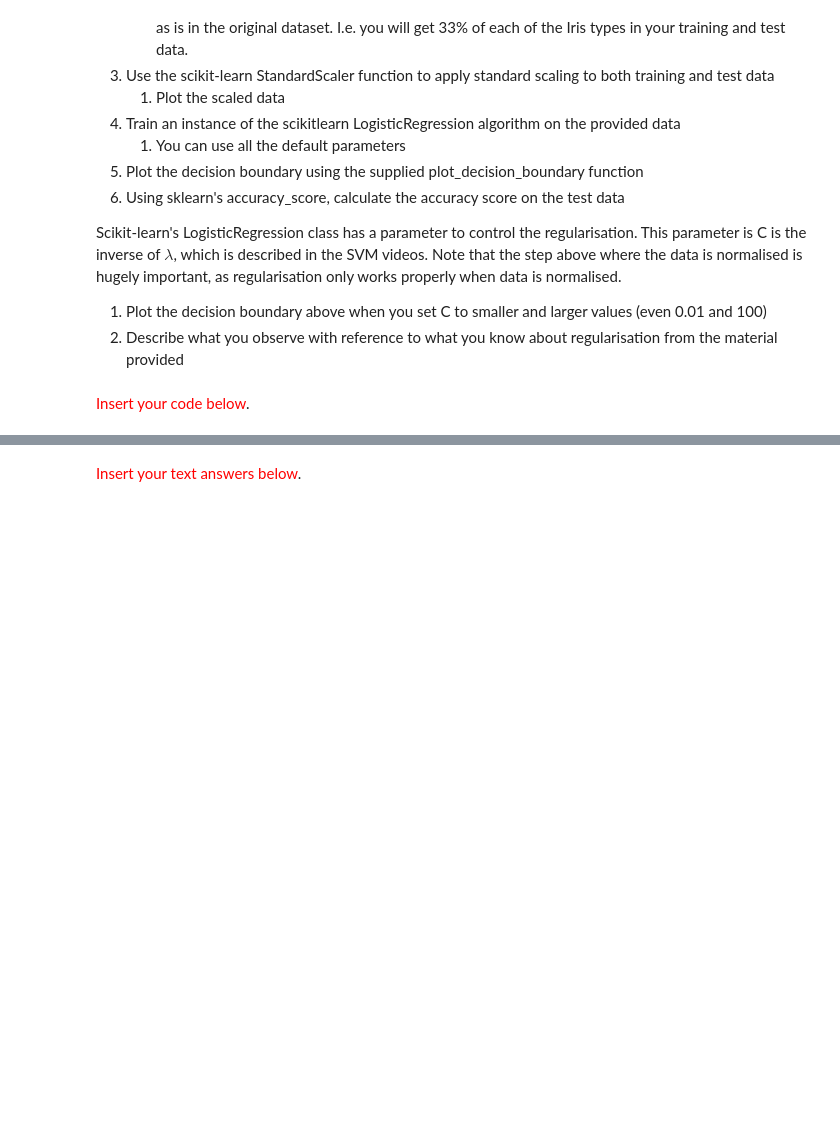
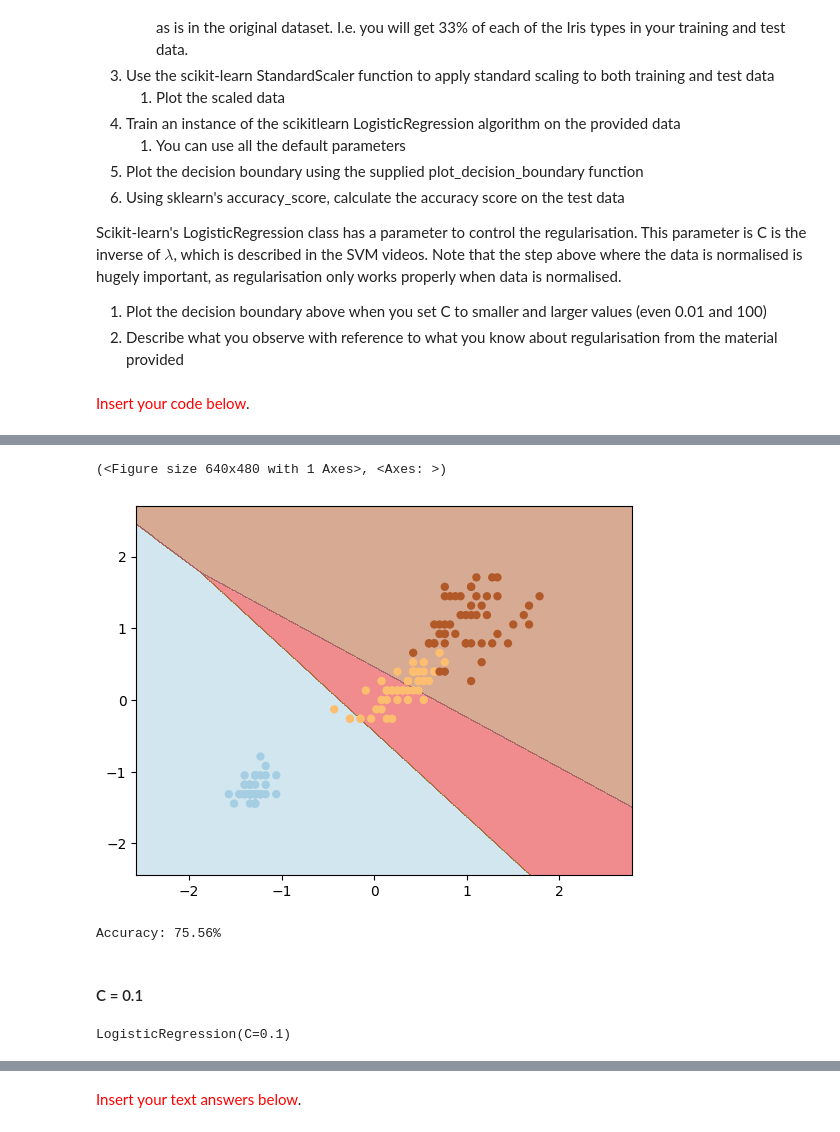
Before and after one commit to sprince0031/UL_Masters, a Jupyter notebook: SEM_1/CE4051-Introduction_to_Data_Engineering_and_Machine_Learning/Week5_6/Activity3_23052058.ipynb, the cells around one changed output, grey strips where cells are left out. Cells and saved outputs as stored; diff of their text form; code cells hidden in the pictures; blank space fills up the shorter version.

```diff
--- a/SEM_1/CE4051-Introduction_to_Data_Engineering_and_Machine_Learning/Week5_6/Activity3_23052058.ipynb
+++ b/SEM_1/CE4051-Introduction_to_Data_Engineering_and_Machine_Learning/Week5_6/Activity3_23052058.ipynb
@@ -197,0 +288,28 @@ from plot_decision_boundary import plot_decision_boundary
+# %%
+from plot_decision_boundary import plot_decision_boundary
+
+################################
+# Your code here
+
+plot_decision_boundary(X=X_scaled, y=y_encoded, model=sk_lr_model_c_001)
+# %% [output]
+(<Figure size 640x480 with 1 Axes>, <Axes: >)
+[figure, added]
+# %%
+sk_lr_prediction_c_001 = sk_lr_model_c_001.predict(X_test)
+
+# Getting the accuracy score of the model based on the number of correct predictions the model made.
+print(f'Accuracy: {accuracy_score(y_test, sk_lr_prediction_c_001)*100:.2f}%')
+# %% [output]
+Accuracy: 75.56%
+# %% [markdown]
+#### C = 0.1
+# %%
+from sklearn.linear_model import LogisticRegression
+
+################################
+# Your code here
+sk_lr_model_c_01 = LogisticRegression(C=0.1, max_iter=100)
+sk_lr_model_c_01.fit(X_train, y_train)
+# %% [output]
+LogisticRegression(C=0.1)
```
Also changed, not shown: parts of 63 cells of this notebook.
